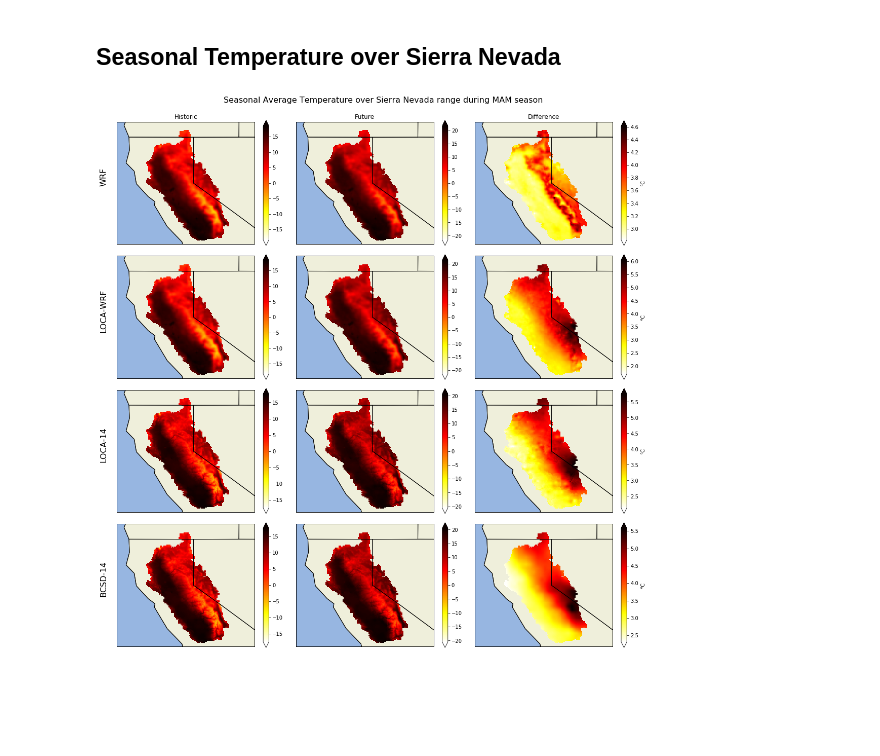
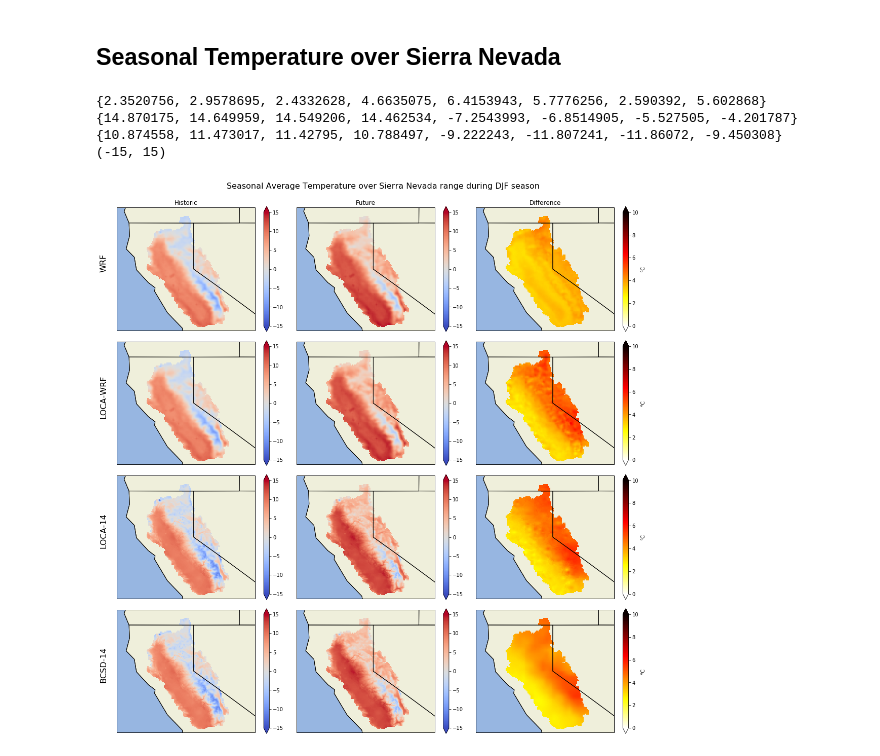
Before and after one commit to raghavgr/DOE-Hydro, a Jupyter notebook: Temperature with Mean Difference.ipynb, the cells around one changed output. Saved outputs shown, nothing was run; the diff lists cells and outputs as text; code cells hidden in the pictures; blank space fills up the shorter version.

Commit message:
:zap: Wrote setup_clim() function to automatically detect colorbar ranges from DataArrays

```diff
--- a/Temperature with Mean Difference.ipynb
+++ b/Temperature with Mean Difference.ipynb
@@ -165,9 +193,17 @@ fig.savefig('Temperature Mean Difference during {0} over Sierra Nevada range.png
 fig, axes = plt.subplots(nrows=4, ncols=3, figsize=(15, 15), subplot_kw={'projection': ccrs.PlateCarree()})
 
 # TODO: Refactor this code for any climate variable
-season_str = 'MAM'
+season_str = 'DJF'
 cbar_label_title = '℃'
-cbar_color = 'hot_r'
+cbar_color = 'coolwarm'
+
+cbar_range_past = set()
+cbar_range_future = set()
+cbar_range_diff = set()
+def add_to_cbar(ds, var_str ,cbar_set):
+    get_df = ds.to_dataframe()
+    cbar_set.add(get_df[var_str].min())
+    cbar_set.add(get_df[var_str].max())
 
 # Historic Mean Temperature, 1991-01-01 to 2000-12-31
 past_mean = [
@@ -185,47 +221,66 @@ future_mean = [
     tas_bcsd_L14_2091.sel(season=season_str)
 ]
 
+# cbar range calculations
+for i in range(len(past_mean)):
+    add_to_cbar(past_mean[i], 'tas', cbar_range_past)
+    add_to_cbar(future_mean[i], 'tas', cbar_range_future)
+    diff_calc = future_mean[i] - past_mean[i]
+    add_to_cbar(diff_calc, 'tas', cbar_range_diff)
 
+print(cbar_range_diff)
+print(cbar_range_future)
+print(cbar_range_past)
+
+clim_future_past = max([setup_clim(cbar_range_future), setup_clim(cbar_range_past)], key=lambda t: abs(t[0]))
+print(clim_future_past)
 models = ('WRF', 'LOCA-WRF', 'LOCA-14', 'BCSD-14')
 for i, model in enumerate(models):
     # Historic mean plot
-    past_mean[i].plot(cmap=cbar_color, add_colorbar=True, ax=axes[i, 0], extend='both', add_labels=False)
+    past_plot = past_mean[i].plot(cmap=cbar_color, add_colorbar=True, ax=axes[i, 0], extend='both', add_labels=False)
+    past_plot.set_clim(clim_future_past)
     # Future mean plot
-    future_mean[i].plot(cmap=cbar_color, add_colorbar=True, ax=axes[i, 1], extend='both', add_labels=False)
+    future_plot = future_mean[i].plot(cmap=cbar_color, add_colorbar=True, ax=axes[i, 1], extend='both', add_labels=False)
+    future_plot.set_clim(clim_future_past)
     # Difference plot
     diff_plt = future_mean[i] - past_mean[i]
-    diff_plt.plot(cmap=cbar_color, ax=axes[i, 2], extend='both', cbar_kwargs={'label': cbar_label_title})
+    diff_plt = diff_plt.plot(cmap='hot_r', ax=axes[i, 2], extend='both', cbar_kwargs={'label': cbar_label_title})
+    diff_plt.set_clim(setup_clim(cbar_range_diff))
     # Only add titles to the first row of these graphs
     if i > 0:
         axes[i, 0].set_title("")
         axes[i, 1].set_title("")
         axes[i, 2].set_title("")
 
 axes[0, 0].set_title('Historic')
 axes[0, 1].set_title('Future')
 axes[0, 2].set_title('Difference')
 my_suptitle = fig.suptitle('Seasonal Average Temperature over Sierra Nevada range during {0} season'.format(season_str),
                            fontsize=16,
                            y=1.02)
 
 counter = 0
 for i, ax in enumerate(axes.flat):
     ax.axes.get_xaxis().set_ticklabels([])
     ax.axes.get_yaxis().set_ticklabels([])
     ax.add_feature(cfeature.BORDERS)
     ax.add_feature(cfeature.COASTLINE)
     ax.add_feature(cfeature.STATES)
     ax.add_feature(cfeature.OCEAN)
     ax.add_feature(cfeature.LAKES)
     ax.add_feature(cfeature.LAND)
     ax.set_extent([-125, -116, 43, 35])
     if(i == 0 or i % 3 == 0):
         ax.text(-0.07, 0.55, '{0}'.format(models[counter]), va='bottom', ha='center',
                 rotation='vertical', rotation_mode='anchor',
                 transform=ax.transAxes, fontsize=16)
         counter = counter + 1
 
 plt.tight_layout()
 fig.savefig('Temperature during {0} over Sierra Nevada range.png'.format(season_str), dpi=150, bbox_inches="tight")
 # %% [output]
+{2.3520756, 2.9578695, 2.4332628, 4.6635075, 6.4153943, 5.7776256, 2.590392, 5.602868}
+{14.870175, 14.649959, 14.549206, 14.462534, -7.2543993, -6.8514905, -5.527505, -4.201787}
+{10.874558, 11.473017, 11.42795, 10.788497, -9.222243, -11.807241, -11.86072, -9.450308}
+(-15, 15)
-[figure, old version]
+[figure, new version]
```
Also changed, not shown: parts of 8 cells of this notebook.
